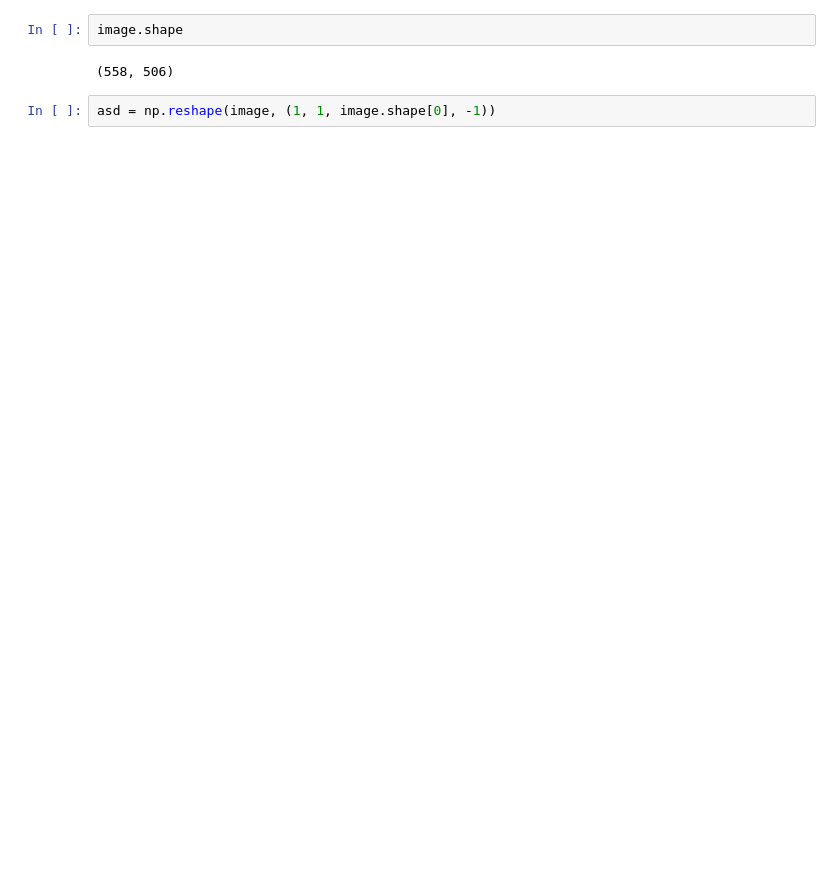
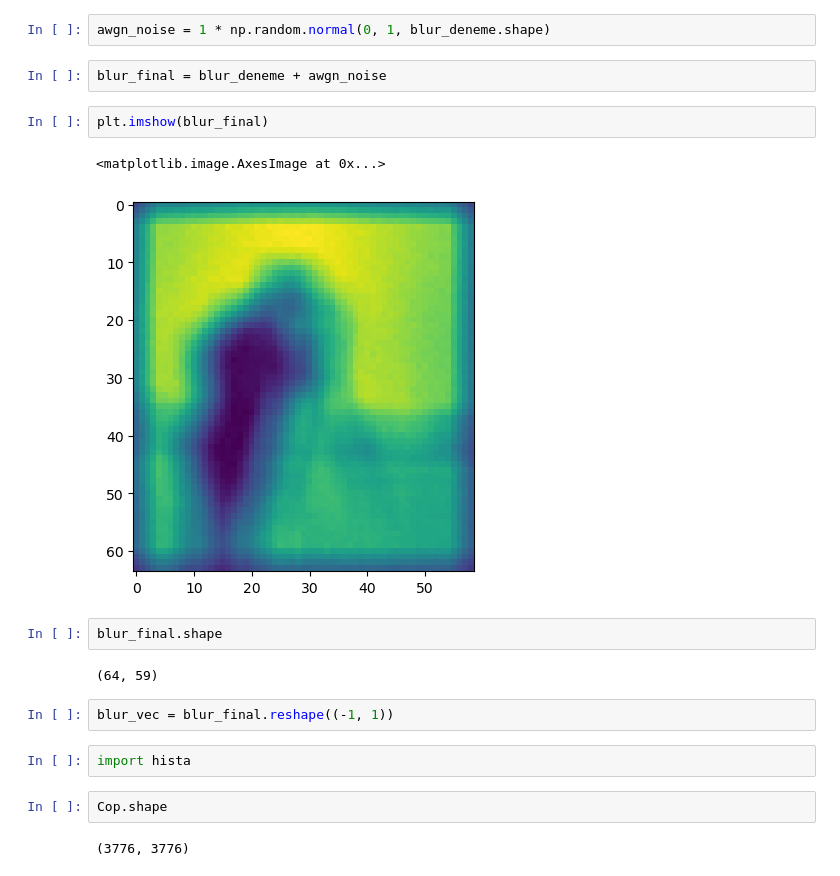
Before and after one commit to KutayDemiray/IE505_CA2, a Jupyter notebook: deneme.ipynb, the cells around one changed output. Saved outputs shown, nothing was run; the diff lists cells and outputs as text; blank space fills up the shorter version.

```diff
--- a/deneme.ipynb
+++ b/deneme.ipynb
@@ -251,6 +54,21 @@ plt.imshow(deneme[0, 0, :, :])
+# %%
+awgn_noise = 1 * np.random.normal(0, 1, blur_deneme.shape)
+# %%
+blur_final = blur_deneme + awgn_noise
+# %%
+plt.imshow(blur_final)
+# %% [output]
+<matplotlib.image.AxesImage at 0x...>
+[figure, added]
 # %%
-image.shape
+blur_final.shape
 # %% [output]
-(558, 506)
+(64, 59)
-# %%
-asd = np.reshape(image, (1, 1, image.shape[0], -1))
+# %%
+blur_vec = blur_final.reshape((-1, 1))
+# %%
+import hista
+# %%
+Cop.shape
+# %% [output]
+(3776, 3776)
```
Also changed, not shown: parts of 12 cells of this notebook, 1 other file.
